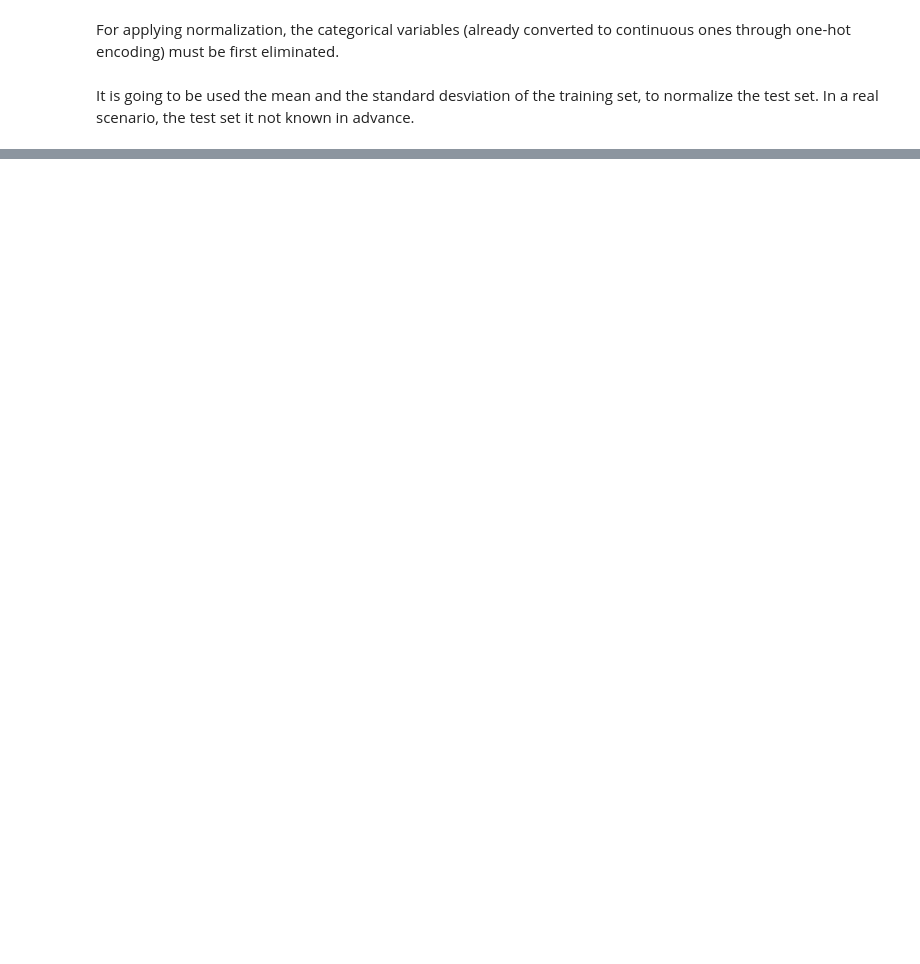
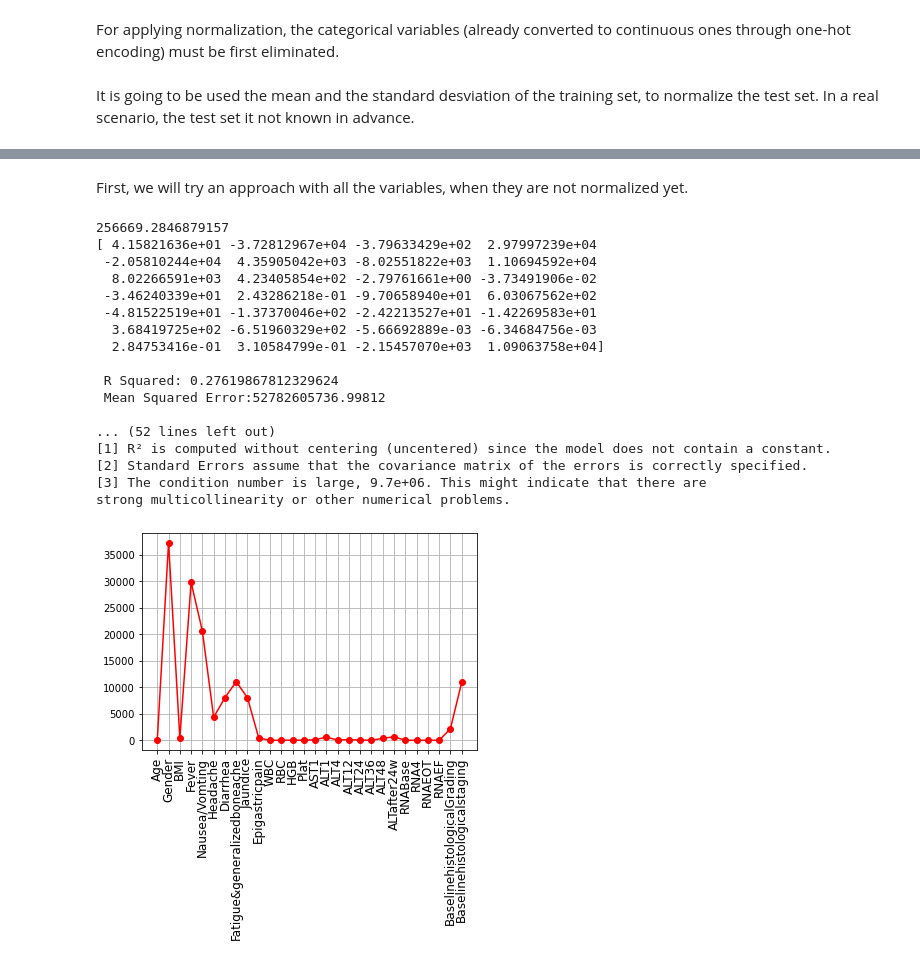
Before and after one commit to paolaparadas29/ProjectAI, a Jupyter notebook: Project_Unit1.ipynb, the cells around one changed output, grey strips where cells are left out. Saved outputs shown, nothing was run; the diff lists cells and outputs as text; code cells hidden in the pictures; blank space fills up the shorter version.

```diff
--- a/Project_Unit1.ipynb
+++ b/Project_Unit1.ipynb
@@ -1134,0 +1181,5 @@ X_test_norm = scaler.transform(X_test1)
+# %%
+data.columns = data.columns.str.replace(' ', '')
+raw_headers = data.columns
+headers = [str(x) for x in raw_headers]
+print(headers)
@@ -1134,0 +1377,23 @@ X_test_norm = scaler.transform(X_test1)
+# %% [markdown]
+First, we will try an approach with all the variables, when they are not normalized yet.
+# %%
+multiplelinearregre(X_train, X_test, Y_train, Y_test, data_input.columns)
+# %% [output]
+256669.2846879157
+[ 4.15821636e+01 -3.72812967e+04 -3.79633429e+02  2.97997239e+04
+ -2.05810244e+04  4.35905042e+03 -8.02551822e+03  1.10694592e+04
+  8.02266591e+03  4.23405854e+02 -2.79761661e+00 -3.73491906e-02
+ -3.46240339e+01  2.43286218e-01 -9.70658940e+01  6.03067562e+02
+ -4.81522519e+01 -1.37370046e+02 -2.42213527e+01 -1.42269583e+01
+  3.68419725e+02 -6.51960329e+02 -5.66692889e-03 -6.34684756e-03
+  2.84753416e-01  3.10584799e-01 -2.15457070e+03  1.09063758e+04]
+
+ R Squared: 0.27619867812329624
+ Mean Squared Error:52782605736.99812
+
+... (52 lines left out)
+[1] R² is computed without centering (uncentered) since the model does not contain a constant.
+[2] Standard Errors assume that the covariance matrix of the errors is correctly specified.
+[3] The condition number is large, 9.7e+06. This might indicate that there are
+strong multicollinearity or other numerical problems.
+[figure, added]
```
Also changed, not shown: parts of 53 cells of this notebook.
